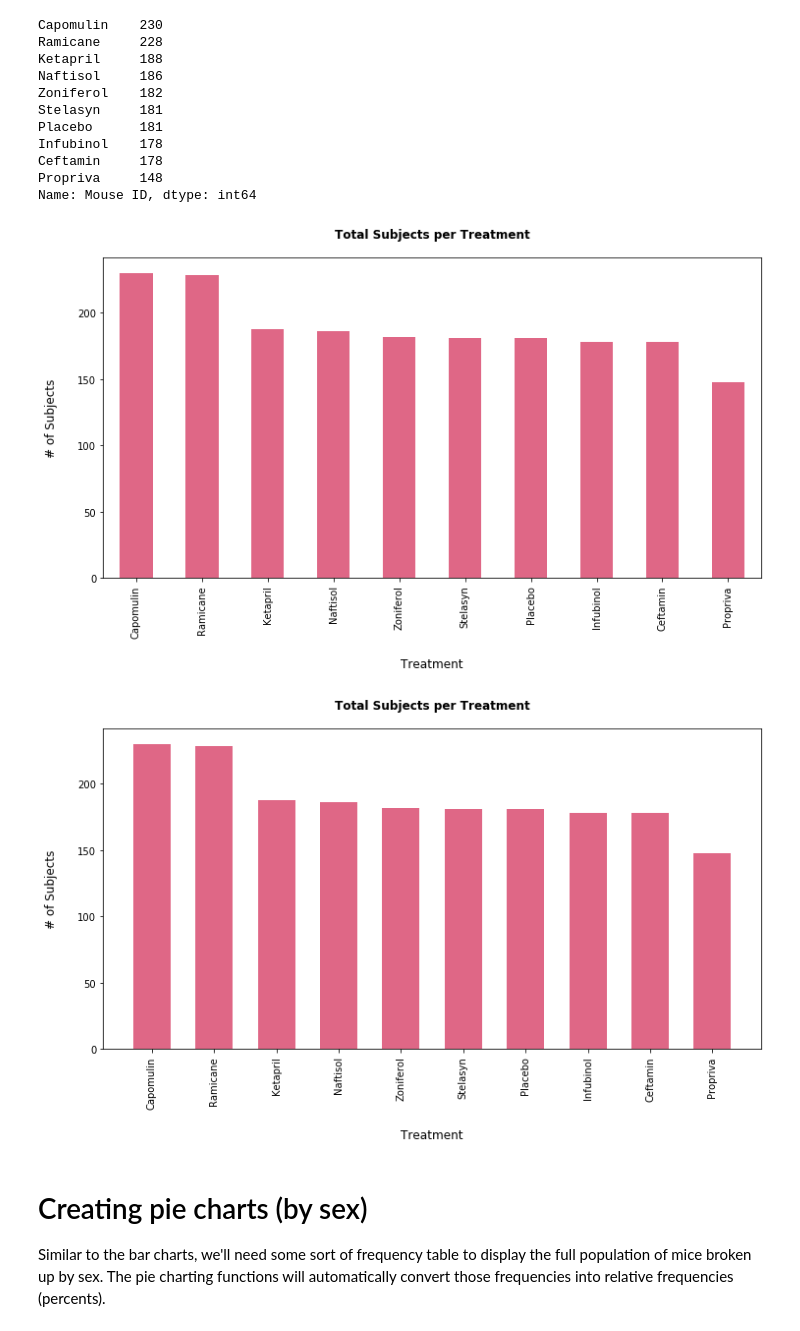
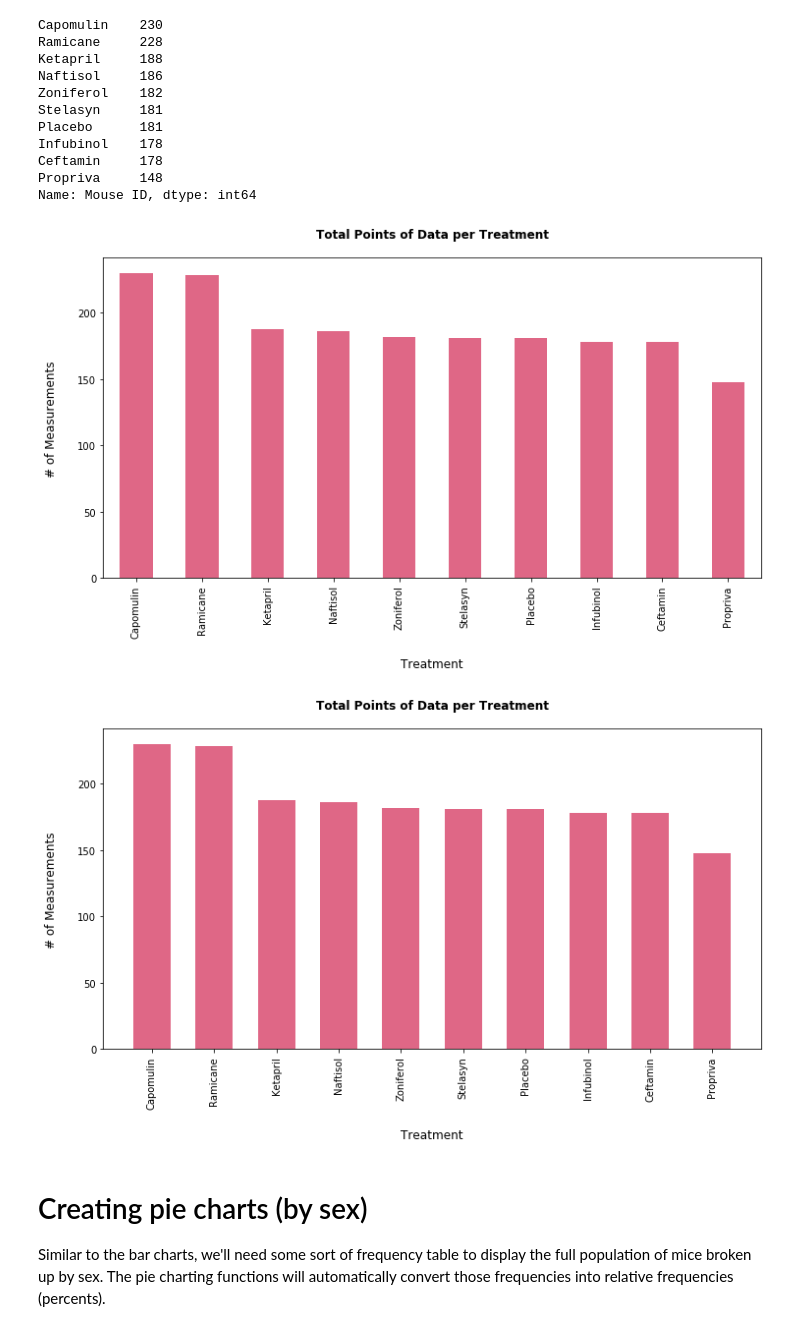
Before and after one commit to troypramsey/matplotlib-challenge, a Jupyter notebook: matplotlib-challenge.ipynb, the cells around one changed output. Saved outputs shown, nothing was run; the diff lists cells and outputs as text; code cells hidden in the pictures.

Commit message:
changed bar graph title and y-axis labels

```diff
--- a/matplotlib-challenge.ipynb
+++ b/matplotlib-challenge.ipynb
@@ -144,12 +144,12 @@ Name: Mouse ID, dtype: int64
 # %%
 # Using built-in Pandas bar plot on summary count table
 drug_plot = drug_counts_sorted.plot(kind="bar", figsize=(12,6), facecolor='#df6786')
 plt.xlabel('Treatment', labelpad=20, fontsize='large')
-plt.ylabel('# of Subjects', labelpad=20, fontsize='large')
-plt.title('Total Subjects per Treatment', fontweight='bold', fontsize='large', pad=20)
+plt.ylabel('# of Measurements', labelpad=20, fontsize='large')
+plt.title('Total Points of Data per Treatment', fontweight='bold', fontsize='large', pad=20)
 plt.show()
 # %% [output]
-[figure, old version]
+[figure, new version]
 # %%
 # Creating axis variables from Pandas columns for Matplotlib bar plot
 x_index = drug_counts_sorted.index
@@ -161,12 +161,12 @@ y_axis = [x for x in drug_counts_sorted]
 plt.figure(figsize=(12,6))
 plt.bar(x_axis, y_axis, width=.6, facecolor='#df6786')
 plt.xlabel('Treatment', labelpad=20, fontsize='large')
-plt.ylabel('# of Subjects', labelpad=20, fontsize='large')
-plt.title('Total Subjects per Treatment', fontweight='bold', fontsize='large', pad=20)
+plt.ylabel('# of Measurements', labelpad=20, fontsize='large')
+plt.title('Total Points of Data per Treatment', fontweight='bold', fontsize='large', pad=20)
 plt.xticks(rotation=90)
 plt.show()
 # %% [output]
-[figure, old version]
+[figure, new version]
 # %% [markdown]
 # Creating pie charts (by sex)
 
```
Also changed, not shown: parts of 5 cells of this notebook.
